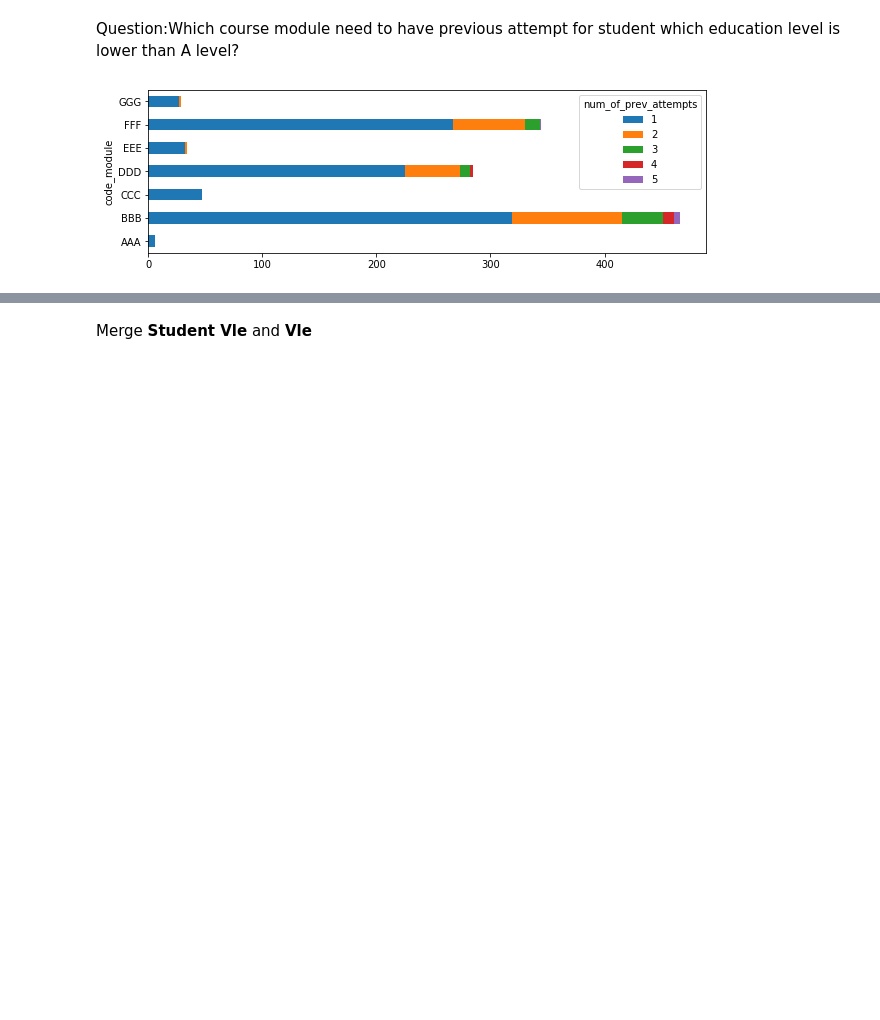
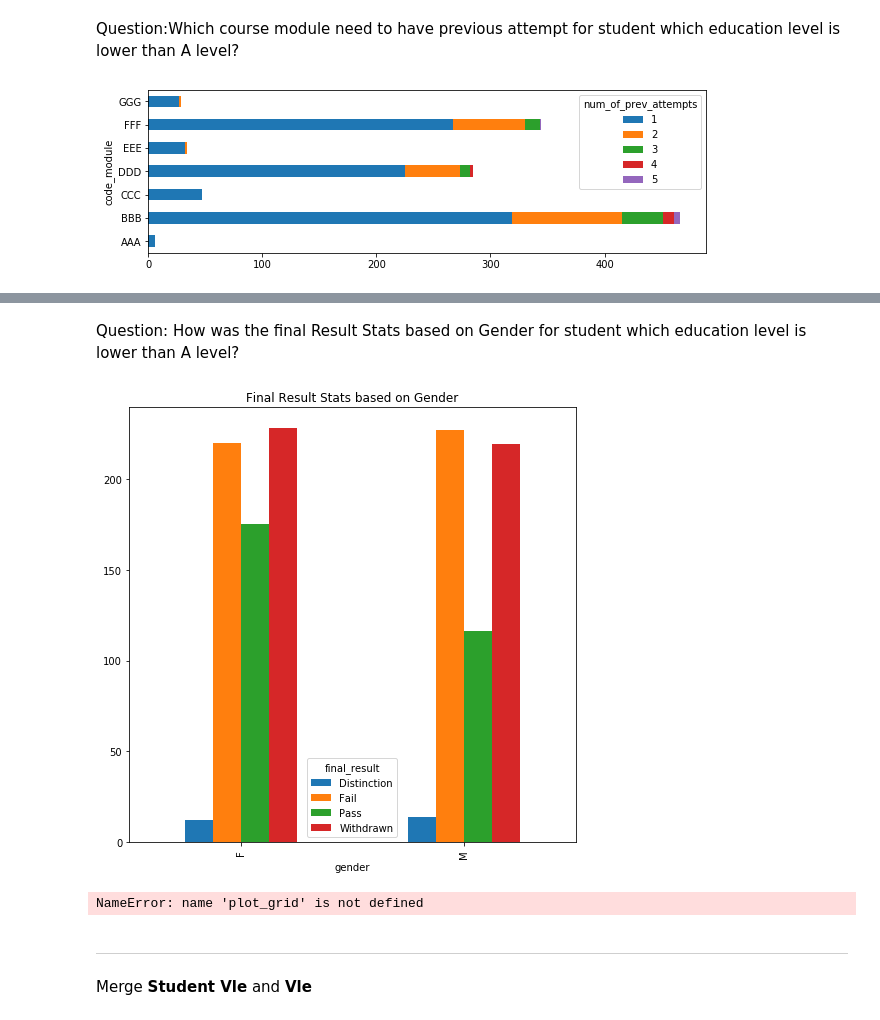
Before and after one commit to rayansami/behaviour-analysis, a Jupyter notebook: Analyzing_Open_University_Learning_Analytics_Dataset.ipynb, the cells around one changed output, grey strips where cells are left out. Cells and saved outputs as stored; diff of their text form; code cells hidden in the pictures; blank space fills up the shorter version.

```diff
--- a/Analyzing_Open_University_Learning_Analytics_Dataset.ipynb
+++ b/Analyzing_Open_University_Learning_Analytics_Dataset.ipynb
@@ -411,3 +420,16 @@ filtered_student_info_previous_attempt_not_0_lower_A_Level
+# %% [markdown]
+Question: How was the final Result Stats based on Gender for student which education level is lower than A level?
+# %%
+filtered_student_info_previous_attempt_not_0_lower_A_Level.groupby(['gender','final_result']).size().unstack().plot(kind='bar', title='Final Result Stats based on Gender',figsize=(8,8))
+plt.show()
+# %% [output]
+[figure, added]
+# %%
+plot_grid(filtered_student_info_previous_attempt_not_0_lower_A_Level, 'code_module','code_presentation','gender','final_result')
+# %% [output]
+NameError: name 'plot_grid' is not defined
+# %% [markdown]
+-------------------------------------------------------------------------------------------------------------------------------
 # %% [markdown]
 Merge <b>Student Vle</b> and <b>Vle</b>
 # %%
```
Also changed, not shown: parts of 8 cells of this notebook.
